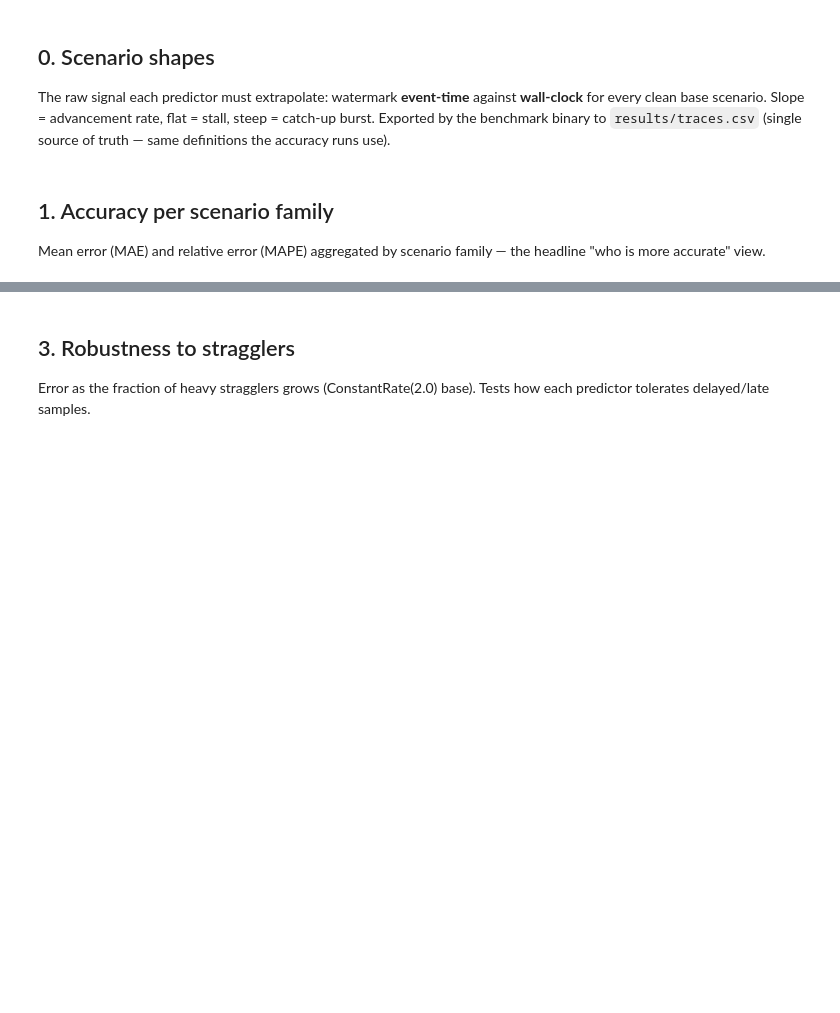
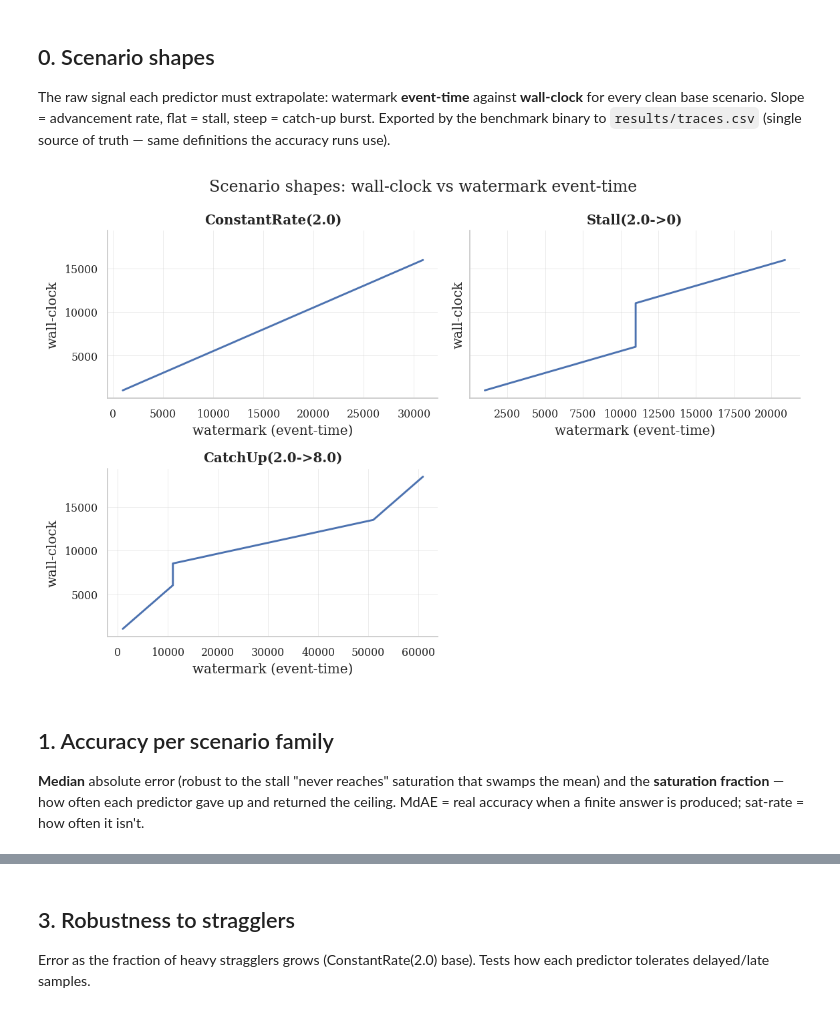
Before and after one commit to Watermark-Prediction-NES/nebulastream, a Jupyter notebook: scripts/benchmarking/watermark_predictor_benchmarks/plot_results.ipynb, the cells around one changed output, grey strips where cells are left out. Cells and saved outputs as stored; diff of their text form; code cells hidden in the pictures; blank space fills up the shorter version.

```diff
--- a/scripts/benchmarking/watermark_predictor_benchmarks/plot_results.ipynb
+++ b/scripts/benchmarking/watermark_predictor_benchmarks/plot_results.ipynb
@@ -131,22 +151,24 @@ The raw signal each predictor must extrapolate: watermark **event-time** against
 # %%
 traces = pd.read_csv(Path('results') / 'traces.csv')
 scenarios = list(traces['scenario'].unique())
 ncol = 2
 nrow = -(-len(scenarios) // ncol)  # ceil
-fig, axes = plt.subplots(nrow, ncol, figsize=(9, 3.0 * nrow), sharex=True)
+fig, axes = plt.subplots(nrow, ncol, figsize=(9, 3.0 * nrow), sharey=True)
 for ax, scen in zip(axes.flat, scenarios):
     g = traces[traces['scenario'] == scen]
-    ax.plot(g['wall_clock'], g['event_time'], lw=1.6, color='C0')
+    ax.plot(g['event_time'], g['wall_clock'], lw=1.6, color='C0')
     ax.set_title(scen)
-    ax.set_xlabel('wall-clock')
-    ax.set_ylabel('watermark (event-time)')
+    ax.set_xlabel('watermark (event-time)')
+    ax.set_ylabel('wall-clock')
 for ax in axes.flat[len(scenarios):]:
     ax.set_visible(False)
-fig.suptitle('Scenario shapes: watermark event-time vs wall-clock')
+fig.suptitle('Scenario shapes: wall-clock vs watermark event-time')
 fig.tight_layout()
 plt.show()
+# %% [output]
+[figure, added]
 # %% [markdown]
 ## 1. Accuracy per scenario family
-Mean error (MAE) and relative error (MAPE) aggregated by scenario family — the headline "who is more accurate" view.
+**Median** absolute error (robust to the stall "never reaches" saturation that swamps the mean) and the **saturation fraction** — how often each predictor gave up and returned the ceiling. MdAE = real accuracy when a finite answer is produced; sat-rate = how often it isn't.
 # %%
 fig, axes = plt.subplots(1, 2, figsize=(9, 3.4), sharex=True)
```
Also changed, not shown: parts of 12 cells of this notebook, 3 other files.
